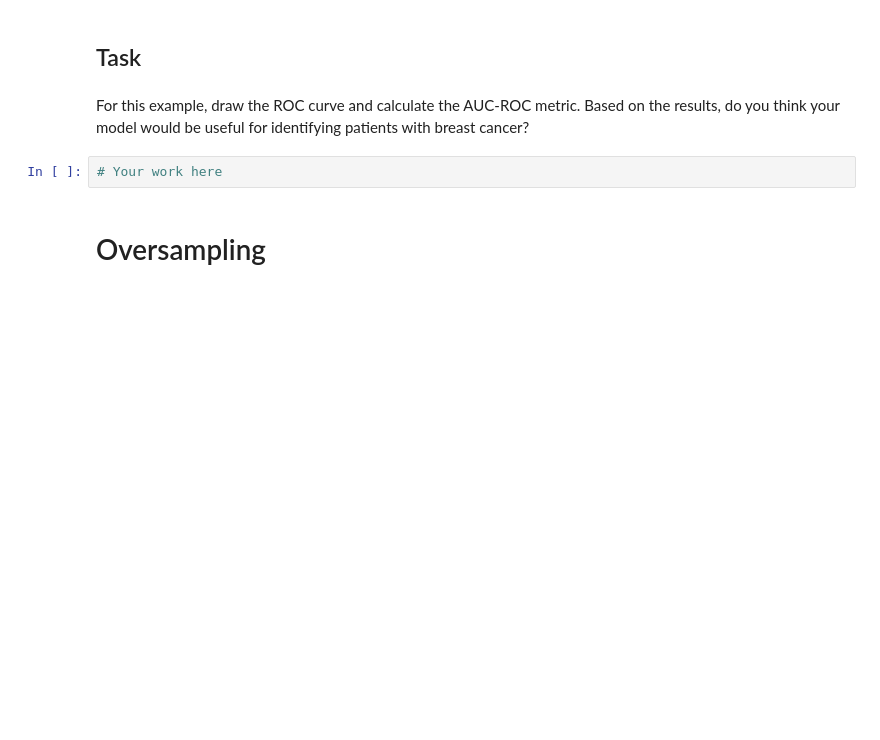
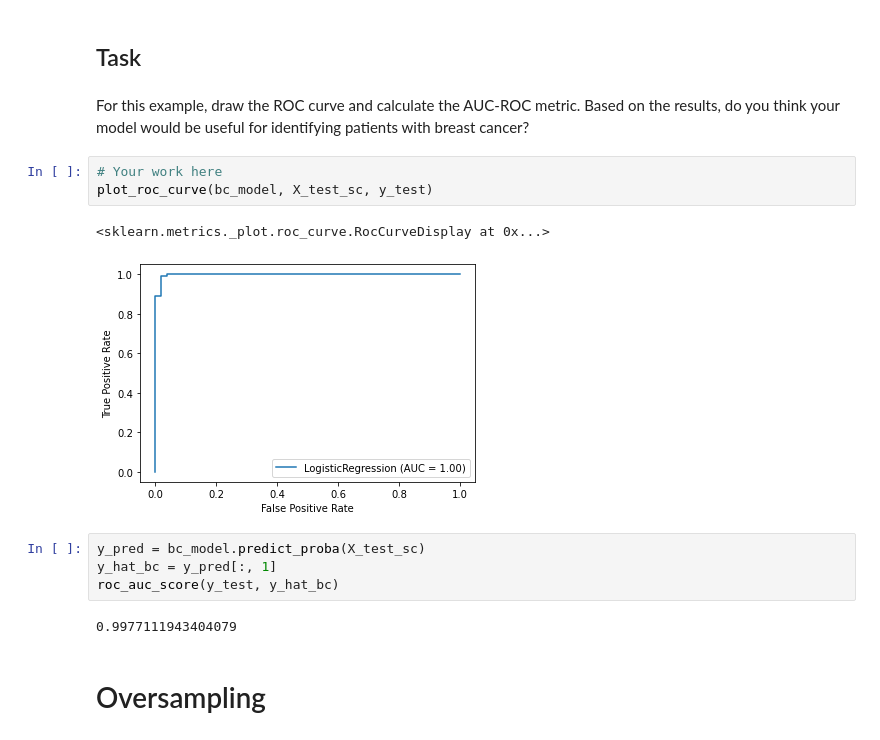
Before and after one commit to smashley-eakland/ds-classification_metrics_2-kbo33, a Jupyter notebook: AUC-ROC.ipynb, the cells around one changed output. Drawn from its saved outputs; the diff is of its cells as text; blank space fills up the shorter version.

```diff
--- a/AUC-ROC.ipynb
+++ b/AUC-ROC.ipynb
@@ -262,6 +324,16 @@ bc_model.fit(X_train_sc, y_train)
 For this example, draw the ROC curve and calculate the AUC-ROC metric. Based on the results, do you think your model would be useful for identifying patients with breast cancer?
 # %%
 # Your work here
+plot_roc_curve(bc_model, X_test_sc, y_test)
+# %% [output]
+<sklearn.metrics._plot.roc_curve.RocCurveDisplay at 0x...>
+[figure, added]
+# %%
+y_pred = bc_model.predict_proba(X_test_sc)
+y_hat_bc = y_pred[:, 1]
+roc_auc_score(y_test, y_hat_bc)
+# %% [output]
+0.9977111943404079
 # %% [markdown]
 # Oversampling
 # %% [markdown]
```
Also changed, not shown: parts of 18 cells of this notebook.
